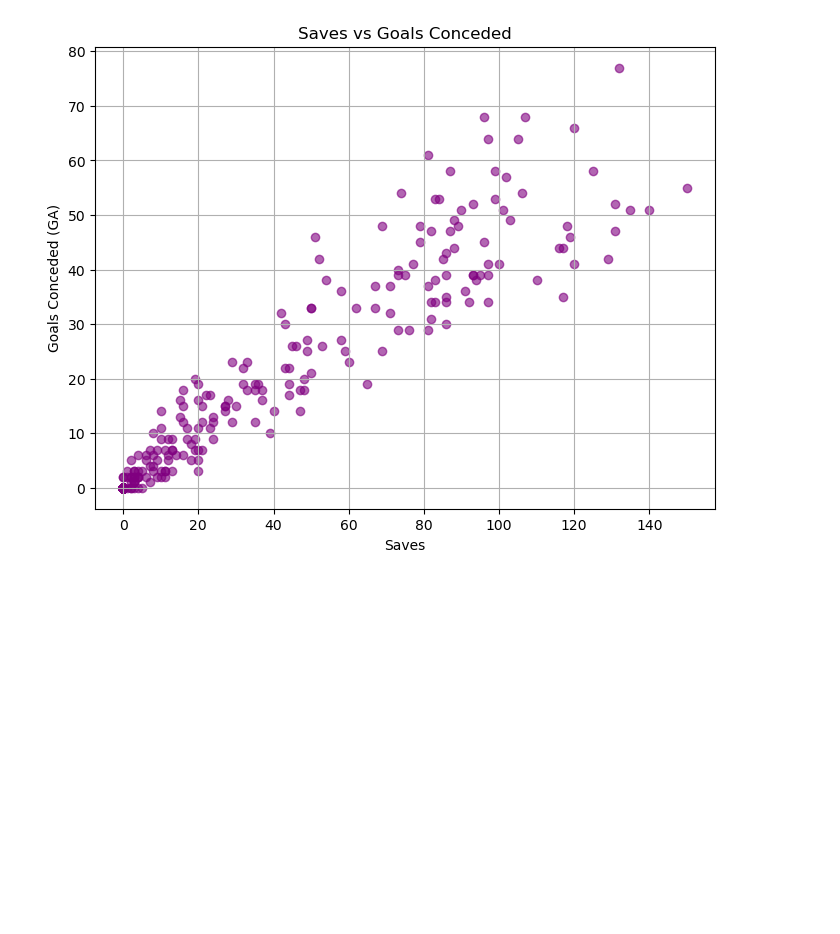
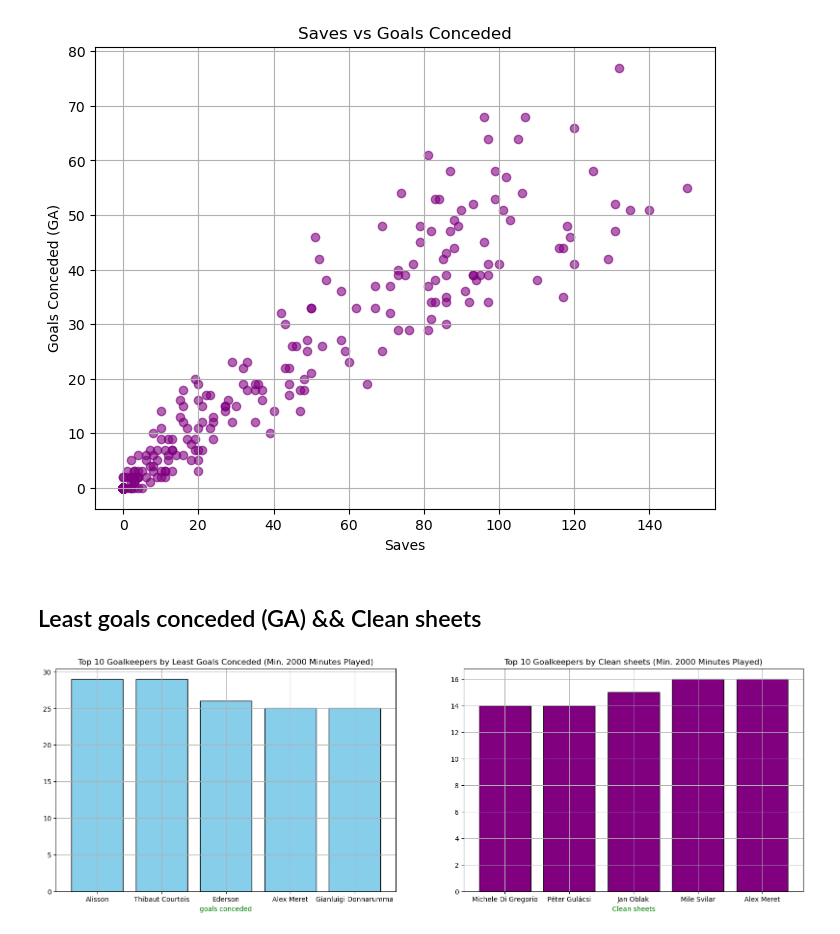
Before and after one commit to Hamza-rami/football-stats-analytics, a Jupyter notebook: project5.ipynb, the cells around one changed output. Cells and saved outputs as stored; diff of their text form; code cells hidden in the pictures; blank space fills up the shorter version.

Commit message:
do some visualizition

```diff
--- a/project5.ipynb
+++ b/project5.ipynb
@@ -44,3 +44,23 @@ plt.grid(True)
 plt.show()
 # %% [output]
 [figure]
+# %% [markdown]
+## Least goals conceded (GA) && Clean sheets
+# %%
+gk_df = df_top5_comp[df_top5_comp['Pos'] == 'GK']
+gk_df = gk_df[gk_df['Min'] > 2000]
+top_Gconceded = gk_df[['Player','GA', 'Comp', 'MP']].sort_values(by='GA', ascending=True).head(5).reset_index()
+fig, ax = plt.subplots(1, 2, figsize=(20,6))
+ax[0].bar(top_Gconceded['Player'][::-1], top_Gconceded['GA'][::-1], color='#87CEEB', edgecolor="black")
+ax[0].set_xlabel("goals conceded", color='green')
+ax[0].set_title("Top 10 Goalkeepers by Least Goals Conceded (Min. 2000 Minutes Played)")
+ax[0].grid()
+
+top_CS = gk_df[['Player','CS', 'Comp', 'MP']].sort_values(by='CS', ascending=False).head(5).reset_index()
+ax[1].bar(top_CS['Player'][::-1], top_CS['CS'][::-1], color='purple', edgecolor="black")
+ax[1].set_xlabel("Clean sheets", color='green')
+ax[1].set_title("Top 10 Goalkeepers by Clean sheets (Min. 2000 Minutes Played)")
+ax[1].grid()
+fig.show()
+# %% [output]
+[figure, added]
```
Also changed, not shown: parts of 2 cells of this notebook, 1 other file.
